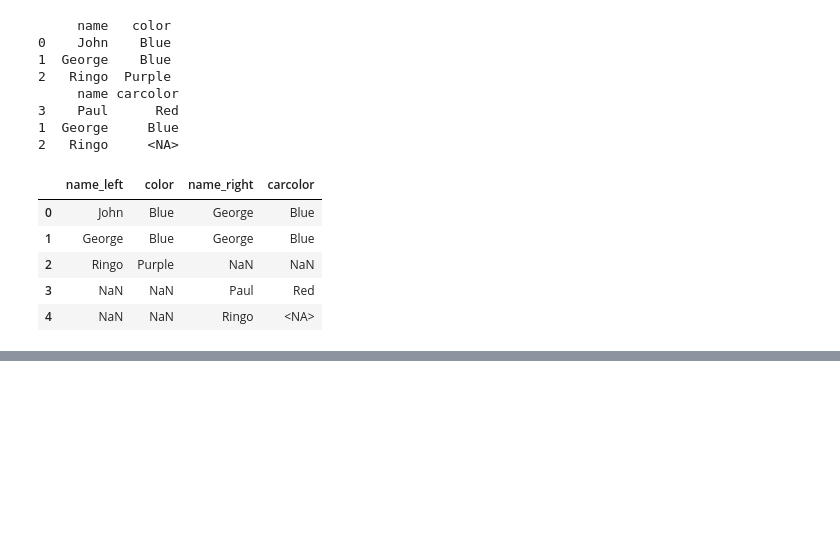
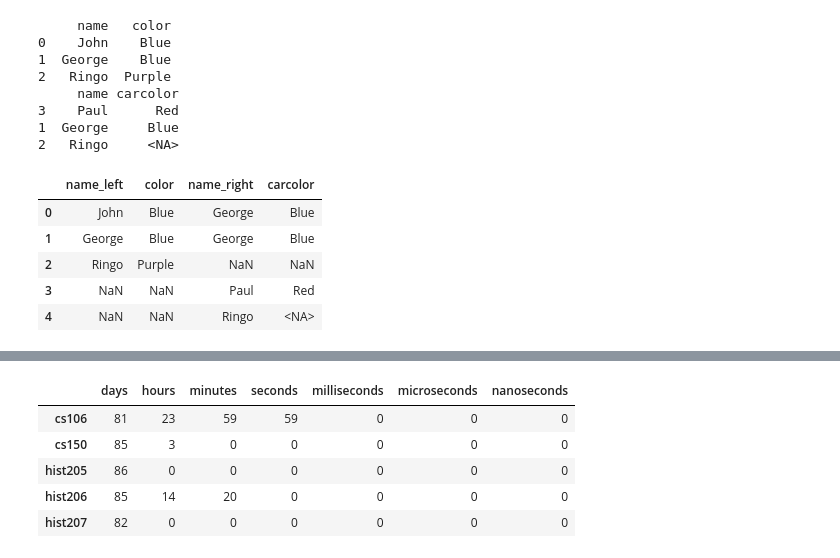
Before and after one commit to zhefeng687/effective_pandas, a Jupyter notebook: code/pandas_practice.ipynb, the cells around one changed output, grey strips where cells are left out. Drawn from its saved outputs; the diff is of its cells as text; code cells hidden in the pictures; blank space fills up the shorter version.

```diff
--- a/code/pandas_practice.ipynb
+++ b/code/pandas_practice.ipynb
@@ -812,0 +945,28 @@ AttributeError: module 'pandas' has no attribute 'to'
+# %%
+import pandas as pd
+classes = ['cs106', 'cs150', 'hist205', 'hist206', 'hist207']
+start_dates = pd.Series(
+    ['2015-03-08',
+	'2015-03-08',
+	'2015-03-09',
+	'2015-03-09',
+ 	'2015-03-11'], dtype='datetime64[ns]', index=classes)
+
+start_dates
+
+classes = ['cs106', 'cs150', 'hist205', 'hist206', 'hist207']
+end_dates = pd.Series(
+    ['2015-05-28 23:59:59',
+ 	'2015-06-01 3:00:00',
+	 '2015-06-03',
+	 '2015-06-02 14:20',
+	 '2015-06-01'], dtype='datetime64[ns]', index=classes)
+
+(end_dates - start_dates).dt.components
+# %% [output]
+|  | days | hours | minutes | seconds | milliseconds | microseconds | nanoseconds |
+| cs106 | 81 | 23 | 59 | 59 | 0 | 0 | 0 |
+| cs150 | 85 | 3 | 0 | 0 | 0 | 0 | 0 |
+| hist205 | 86 | 0 | 0 | 0 | 0 | 0 | 0 |
+| hist206 | 85 | 14 | 20 | 0 | 0 | 0 | 0 |
+| hist207 | 82 | 0 | 0 | 0 | 0 | 0 | 0 |
```
Also changed, not shown: parts of 8 cells of this notebook.
